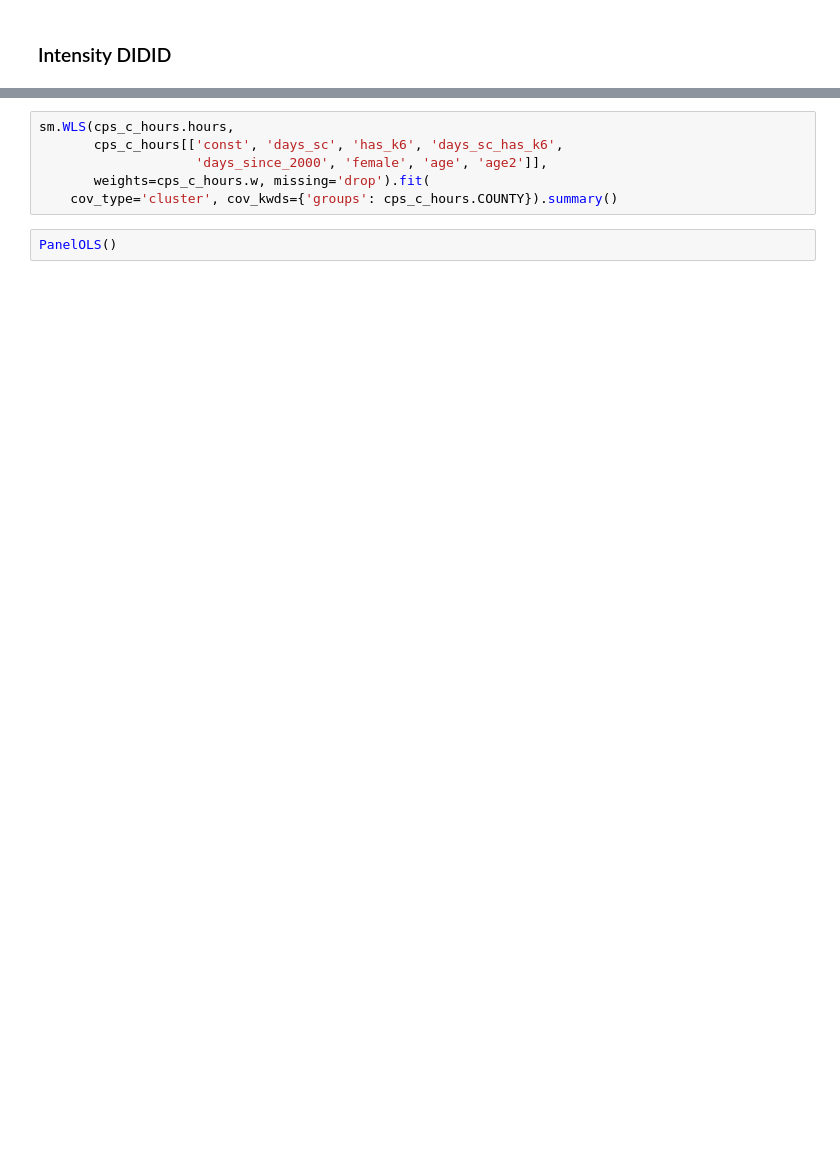
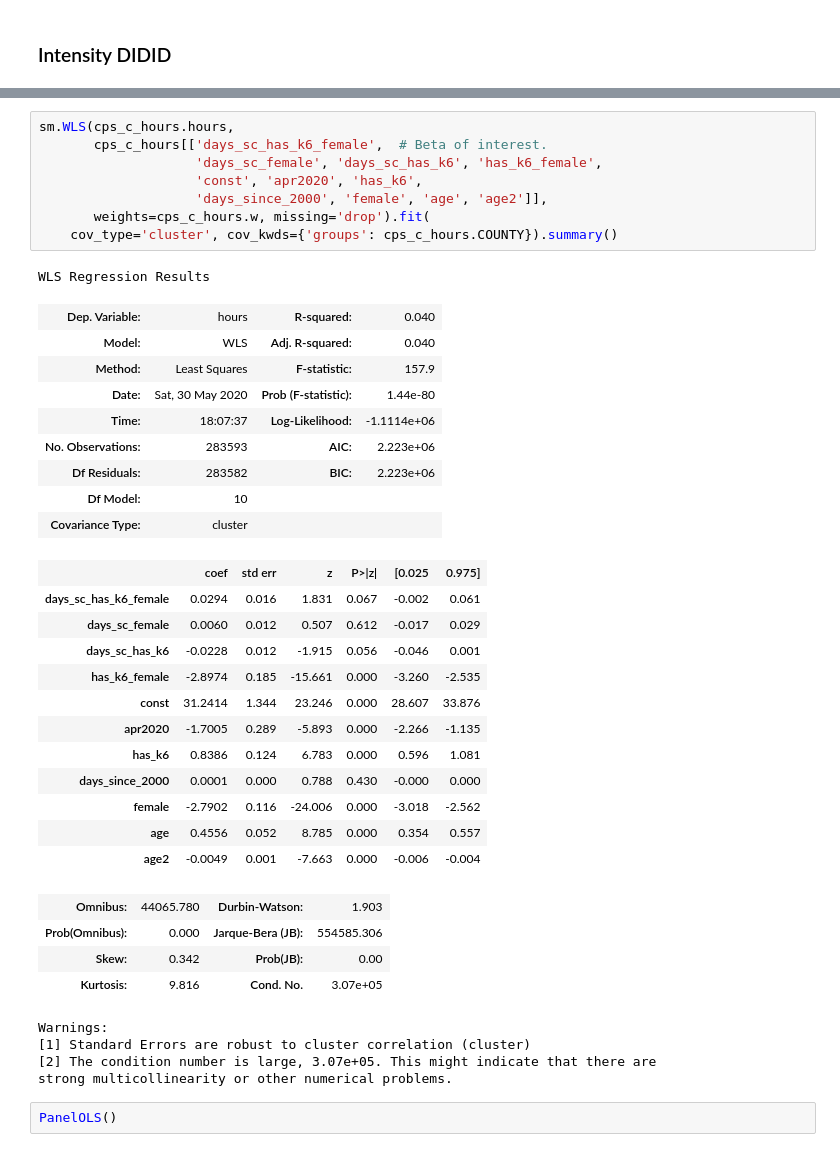
Before and after one commit to MaxGhenis/mit_1432, a Jupyter notebook: p3_regressions.ipynb, the cells around one changed output, grey strips where cells are left out. Drawn from its saved outputs; the diff is of its cells as text; blank space fills up the shorter version.

```diff
--- a/p3_regressions.ipynb
+++ b/p3_regressions.ipynb
@@ -429,8 +624,41 @@ Add interactions by female and SES.
 # %%
 sm.WLS(cps_c_hours.hours,
-       cps_c_hours[['const', 'days_sc', 'has_k6', 'days_sc_has_k6',
+       cps_c_hours[['days_sc_has_k6_female',  # Beta of interest.
+                    'days_sc_female', 'days_sc_has_k6', 'has_k6_female',
+                    'const', 'apr2020', 'has_k6',
                     'days_since_2000', 'female', 'age', 'age2']],
        weights=cps_c_hours.w, missing='drop').fit(
     cov_type='cluster', cov_kwds={'groups': cps_c_hours.COUNTY}).summary()
+# %% [output]
+WLS Regression Results
+| Dep. Variable: | hours | R-squared: | 0.040 |
+| Model: | WLS | Adj. R-squared: | 0.040 |
+| Method: | Least Squares | F-statistic: | 157.9 |
+| Date: | Sat, 30 May 2020 | Prob (F-statistic): | 1.44e-80 |
+| Time: | 18:07:37 | Log-Likelihood: | -1.1114e+06 |
+| No. Observations: | 283593 | AIC: | 2.223e+06 |
+| Df Residuals: | 283582 | BIC: | 2.223e+06 |
+| Df Model: | 10 |  |  |
+| Covariance Type: | cluster |  |  |
+|  | coef | std err | z | P>|z| | [0.025 | 0.975] |
+| days_sc_has_k6_female | 0.0294 | 0.016 | 1.831 | 0.067 | -0.002 | 0.061 |
+| days_sc_female | 0.0060 | 0.012 | 0.507 | 0.612 | -0.017 | 0.029 |
+| days_sc_has_k6 | -0.0228 | 0.012 | -1.915 | 0.056 | -0.046 | 0.001 |
+| has_k6_female | -2.8974 | 0.185 | -15.661 | 0.000 | -3.260 | -2.535 |
+| const | 31.2414 | 1.344 | 23.246 | 0.000 | 28.607 | 33.876 |
+| apr2020 | -1.7005 | 0.289 | -5.893 | 0.000 | -2.266 | -1.135 |
+| has_k6 | 0.8386 | 0.124 | 6.783 | 0.000 | 0.596 | 1.081 |
+| days_since_2000 | 0.0001 | 0.000 | 0.788 | 0.430 | -0.000 | 0.000 |
+| female | -2.7902 | 0.116 | -24.006 | 0.000 | -3.018 | -2.562 |
+| age | 0.4556 | 0.052 | 8.785 | 0.000 | 0.354 | 0.557 |
+| age2 | -0.0049 | 0.001 | -7.663 | 0.000 | -0.006 | -0.004 |
+| Omnibus: | 44065.780 | Durbin-Watson: | 1.903 |
+| Prob(Omnibus): | 0.000 | Jarque-Bera (JB): | 554585.306 |
+| Skew: | 0.342 | Prob(JB): | 0.00 |
+| Kurtosis: | 9.816 | Cond. No. | 3.07e+05 |
+Warnings:
+[1] Standard Errors are robust to cluster correlation (cluster)
+[2] The condition number is large, 3.07e+05. This might indicate that there are
+strong multicollinearity or other numerical problems.
 # %%
 PanelOLS()
```
Also changed, not shown: parts of 10 cells of this notebook, 1 other file.
